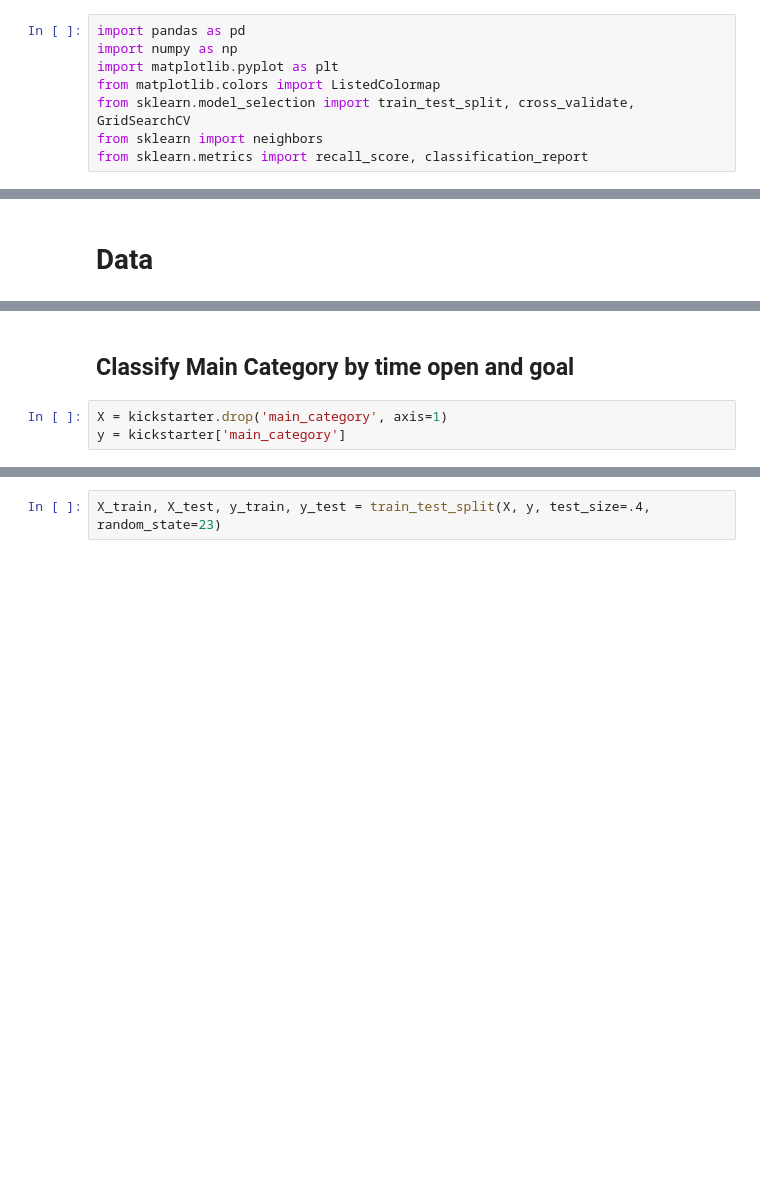
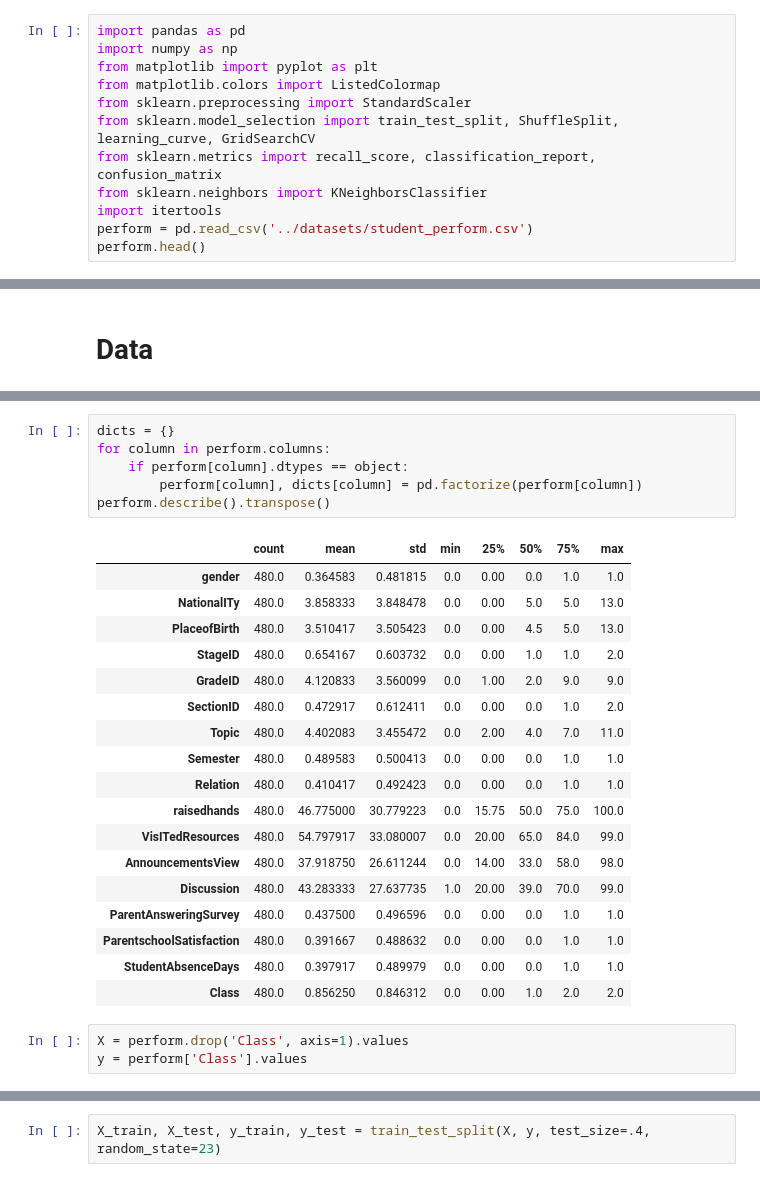
Before and after one commit to logasja/Supervised-Learning, a Jupyter notebook: KNN/Performance.ipynb, the cells around one changed output, grey strips where cells are left out. Drawn from its saved outputs; the diff is of its cells as text; blank space fills up the shorter version.

```diff
--- a/KNN/Kickstarter.ipynb
+++ b/KNN/Performance.ipynb
@@ -1,8 +1,12 @@
 # %%
 import pandas as pd
 import numpy as np
-import matplotlib.pyplot as plt
+from matplotlib import pyplot as plt
 from matplotlib.colors import ListedColormap
-from sklearn.model_selection import train_test_split, cross_validate, GridSearchCV
-from sklearn import neighbors
-from sklearn.metrics import recall_score, classification_report
+from sklearn.preprocessing import StandardScaler
+from sklearn.model_selection import train_test_split, ShuffleSplit, learning_curve, GridSearchCV
+from sklearn.metrics import recall_score, classification_report, confusion_matrix
+from sklearn.neighbors import KNeighborsClassifier
+import itertools
+perform = pd.read_csv('../datasets/student_perform.csv')
+perform.head()
@@ -37,5 +131,28 @@ kickstarter.describe().transpose()
-# %% [markdown]
-## Classify Main Category by time open and goal
+# %%
+dicts = {}
+for column in perform.columns:
+    if perform[column].dtypes == object:
+        perform[column], dicts[column] = pd.factorize(perform[column])
+perform.describe().transpose()
+# %% [output]
+|  | count | mean | std | min | 25% | 50% | 75% | max |
+| gender | 480.0 | 0.364583 | 0.481815 | 0.0 | 0.00 | 0.0 | 1.0 | 1.0 |
+| NationalITy | 480.0 | 3.858333 | 3.848478 | 0.0 | 0.00 | 5.0 | 5.0 | 13.0 |
+| PlaceofBirth | 480.0 | 3.510417 | 3.505423 | 0.0 | 0.00 | 4.5 | 5.0 | 13.0 |
+| StageID | 480.0 | 0.654167 | 0.603732 | 0.0 | 0.00 | 1.0 | 1.0 | 2.0 |
+| GradeID | 480.0 | 4.120833 | 3.560099 | 0.0 | 1.00 | 2.0 | 9.0 | 9.0 |
+| SectionID | 480.0 | 0.472917 | 0.612411 | 0.0 | 0.00 | 0.0 | 1.0 | 2.0 |
+| Topic | 480.0 | 4.402083 | 3.455472 | 0.0 | 2.00 | 4.0 | 7.0 | 11.0 |
+| Semester | 480.0 | 0.489583 | 0.500413 | 0.0 | 0.00 | 0.0 | 1.0 | 1.0 |
+| Relation | 480.0 | 0.410417 | 0.492423 | 0.0 | 0.00 | 0.0 | 1.0 | 1.0 |
+| raisedhands | 480.0 | 46.775000 | 30.779223 | 0.0 | 15.75 | 50.0 | 75.0 | 100.0 |
+| VisITedResources | 480.0 | 54.797917 | 33.080007 | 0.0 | 20.00 | 65.0 | 84.0 | 99.0 |
+| AnnouncementsView | 480.0 | 37.918750 | 26.611244 | 0.0 | 14.00 | 33.0 | 58.0 | 98.0 |
+| Discussion | 480.0 | 43.283333 | 27.637735 | 1.0 | 20.00 | 39.0 | 70.0 | 99.0 |
+| ParentAnsweringSurvey | 480.0 | 0.437500 | 0.496596 | 0.0 | 0.00 | 0.0 | 1.0 | 1.0 |
+| ParentschoolSatisfaction | 480.0 | 0.391667 | 0.488632 | 0.0 | 0.00 | 0.0 | 1.0 | 1.0 |
+| StudentAbsenceDays | 480.0 | 0.397917 | 0.489979 | 0.0 | 0.00 | 0.0 | 1.0 | 1.0 |
+| Class | 480.0 | 0.856250 | 0.846312 | 0.0 | 0.00 | 1.0 | 2.0 | 2.0 |
 # %%
-X = kickstarter.drop('main_category', axis=1)
-y = kickstarter['main_category']
+X = perform.drop('Class', axis=1).values
+y = perform['Class'].values
```
Also changed, not shown: parts of 24 cells of this notebook, 13 other files.
